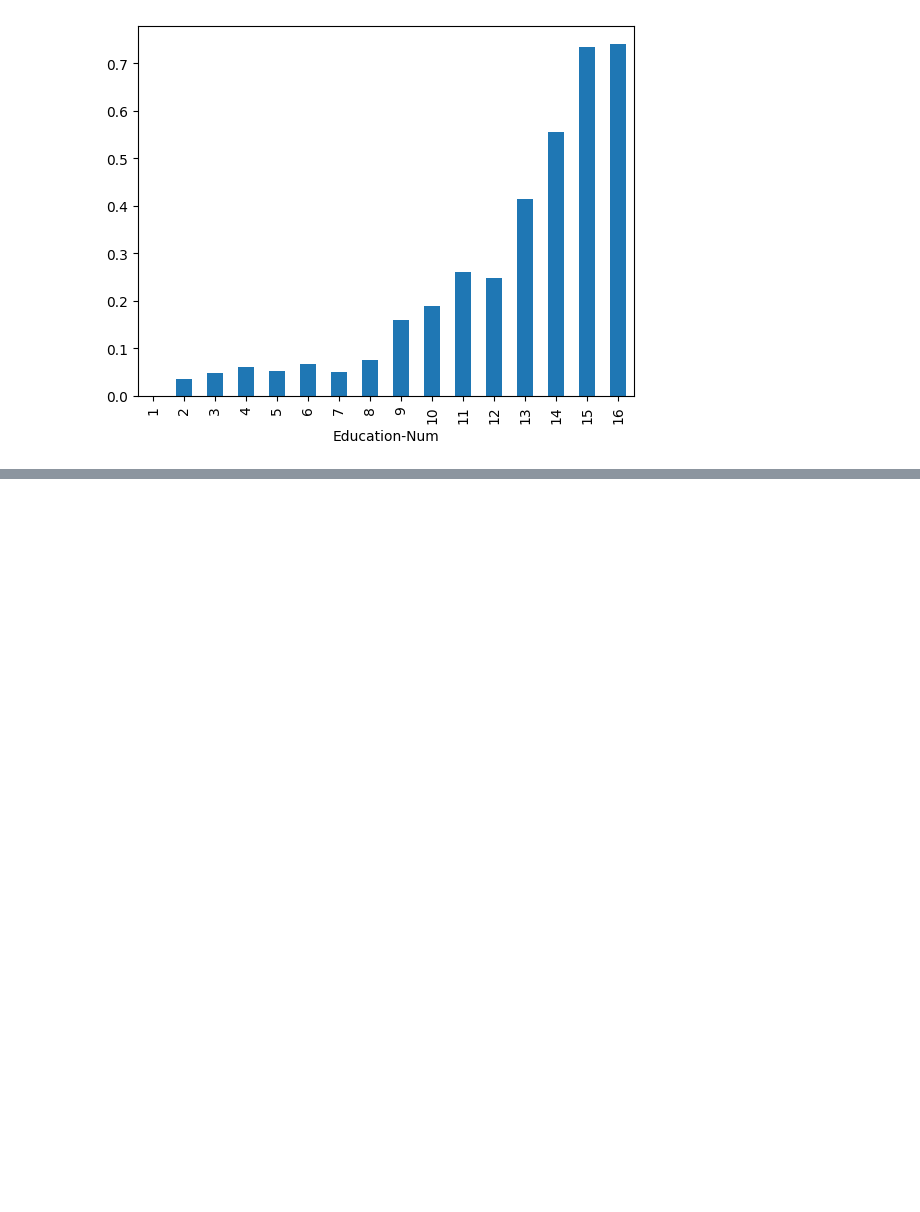
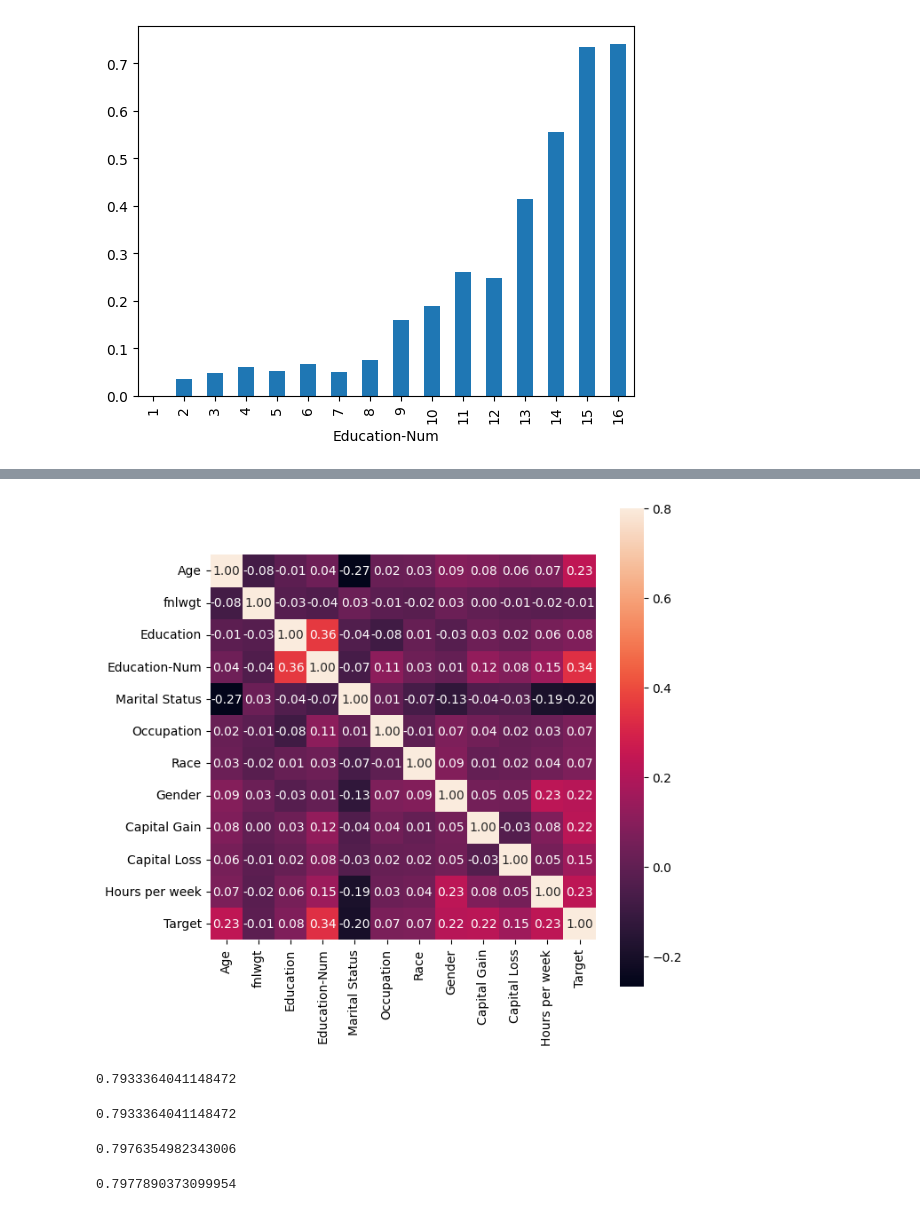
Before and after one commit to gladinv/Machine-learning, a Jupyter notebook: SVM-census.ipynb, the cells around one changed output, grey strips where cells are left out. Drawn from its saved outputs; the diff is of its cells as text; code cells hidden in the pictures; blank space fills up the shorter version.

```diff
--- a/SVM-census.ipynb
+++ b/SVM-census.ipynb
@@ -78,0 +127,50 @@ plt.show()
+# %%
+# To get the actual correlation values, annotate the heatmap
+f, ax = plt.subplots(figsize=(7, 7))
+sns.heatmap(corrmat, vmax=.8, square=True, annot=True, fmt='.2f')
+plt.show()
+# %% [output]
+[figure, added]
+# %%
+# Resetting features
+X = original_data[['Education-Num', 'Occupation', 'Age', 'Gender']]
+y = original_data['Target']
+
+# Splitting training and testing dataa
+X_train, x_test, y_train, y_test = train_test_split(X, y, test_size=0.2, random_state=0)
+classifier = SVC()
+
+classifier.fit(X_train, y_train)
+
+score = classifier.score(x_test, y_test)
+print(score)
+# %% [output]
+0.7933364041148472
+# %%
+# Setting our kernel to Radial Basis Function with penalty parameter C=1.0
+classifier = SVC(kernel='rbf', C=1.0)
+classifier.fit(X_train, y_train)
+
+score = classifier.score(x_test, y_test)
+print(score)
+# kernel ='rbf' and C=1.0 are the default values
+# %% [output]
+0.7933364041148472
+# %%
+# Adjust the penalty parameter C
+classifier = SVC(kernel='rbf', C=10.0)
+classifier.fit(X_train, y_train)
+
+score = classifier.score(x_test, y_test)
+print(score)
+# %% [output]
+0.7976354982343006
+# %%
+# Linear kernel
+classifier = SVC(kernel='linear', C=1.0)
+classifier.fit(X_train, y_train)
+
+score = classifier.score(x_test, y_test)
+print(score)
+# %% [output]
+0.7977890373099954
```
Also changed, not shown: parts of 5 cells of this notebook.
